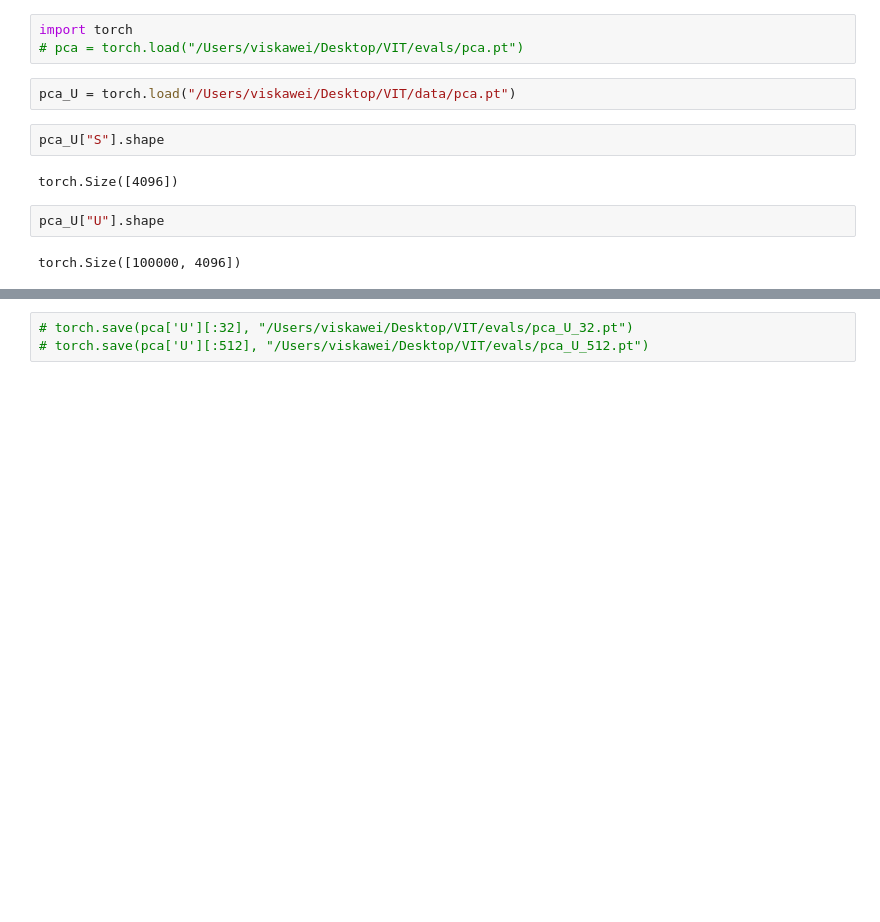
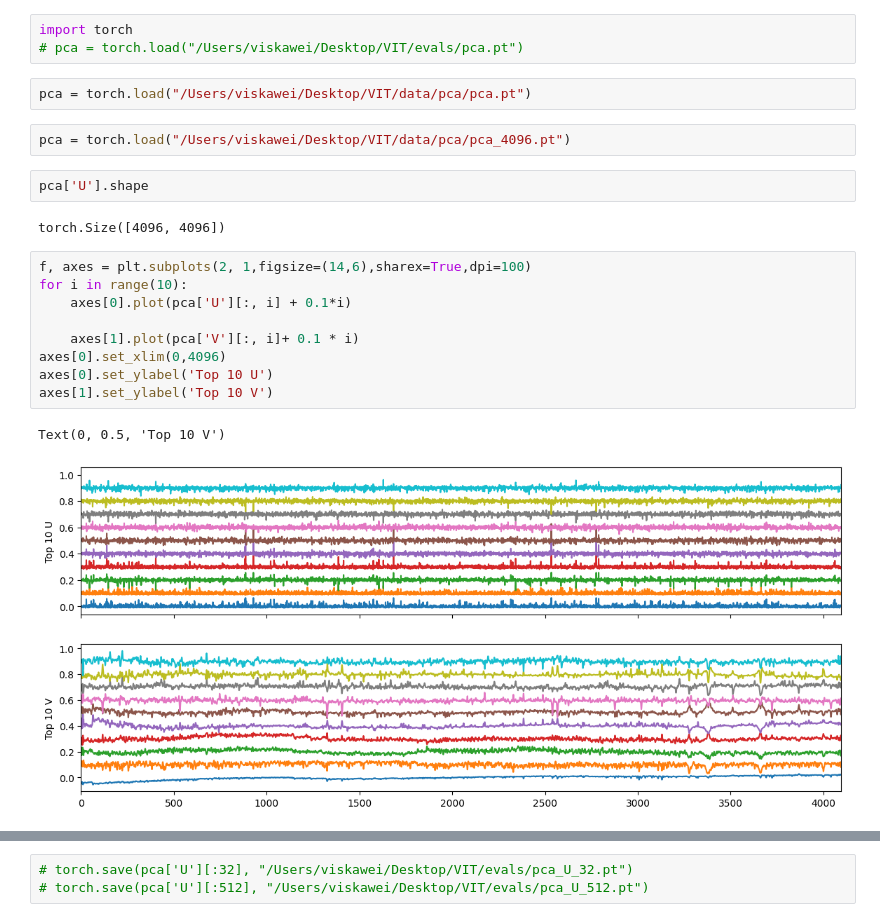
Before and after one commit to ViskaWei/VIT, a Jupyter notebook: evals/pca.ipynb, the cells around one changed output, grey strips where cells are left out. Drawn from its saved outputs; the diff is of its cells as text; blank space fills up the shorter version.

```diff
--- a/evals/pca.ipynb
+++ b/evals/pca.ipynb
@@ -2,12 +2,22 @@
 import torch
 # pca = torch.load("/Users/viskawei/Desktop/VIT/evals/pca.pt")
 # %%
-pca_U = torch.load("/Users/viskawei/Desktop/VIT/data/pca.pt")
+pca = torch.load("/Users/viskawei/Desktop/VIT/data/pca/pca.pt")
-# %%
-pca_U["S"].shape
-# %% [output]
-torch.Size([4096])
+# %%
+pca = torch.load("/Users/viskawei/Desktop/VIT/data/pca/pca_4096.pt")
 # %%
-pca_U["U"].shape
+pca['U'].shape
 # %% [output]
-torch.Size([100000, 4096])
+torch.Size([4096, 4096])
+# %%
+f, axes = plt.subplots(2, 1,figsize=(14,6),sharex=True,dpi=100)
+for i in range(10):
+    axes[0].plot(pca['U'][:, i] + 0.1*i)
+
+    axes[1].plot(pca['V'][:, i]+ 0.1 * i)
+axes[0].set_xlim(0,4096)
+axes[0].set_ylabel('Top 10 U')
+axes[1].set_ylabel('Top 10 V')
+# %% [output]
+Text(0, 0.5, 'Top 10 V')
+[figure, added]
```
Also changed, not shown: parts of 20 cells of this notebook, 45 other files.
